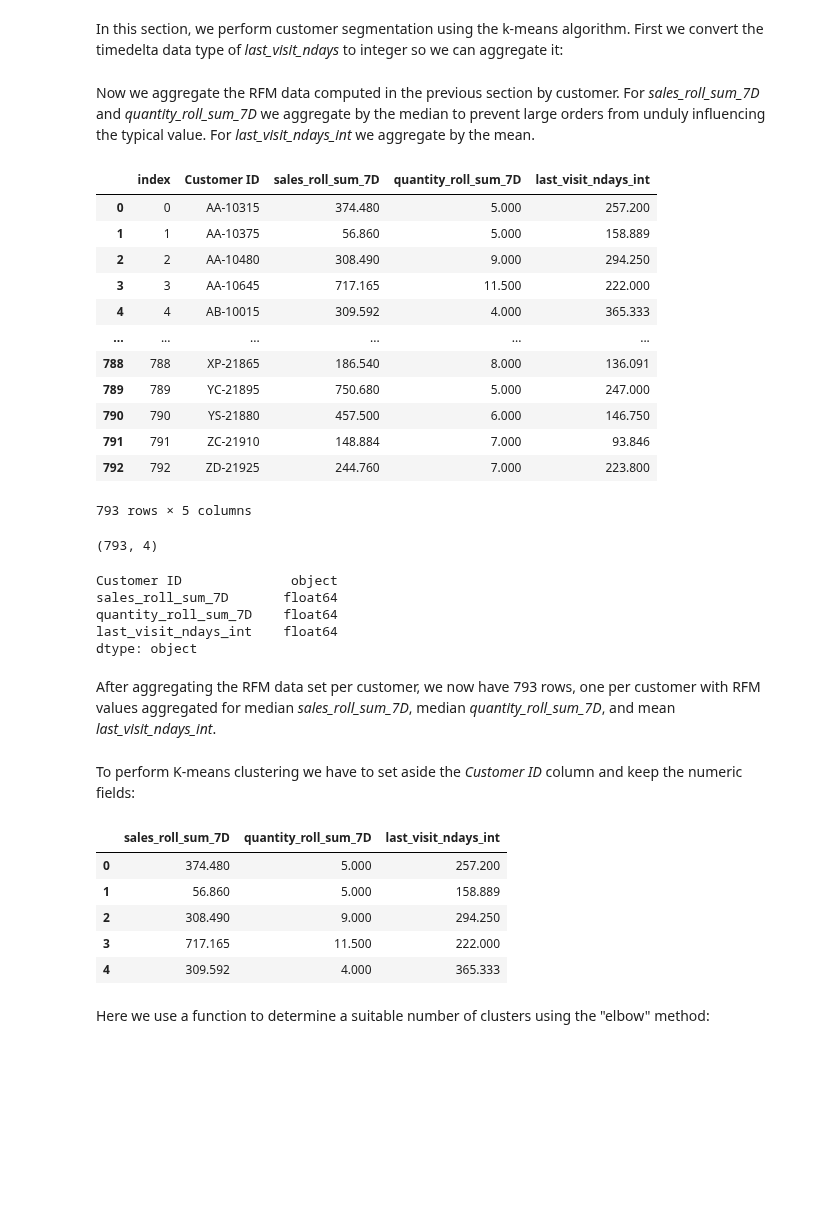
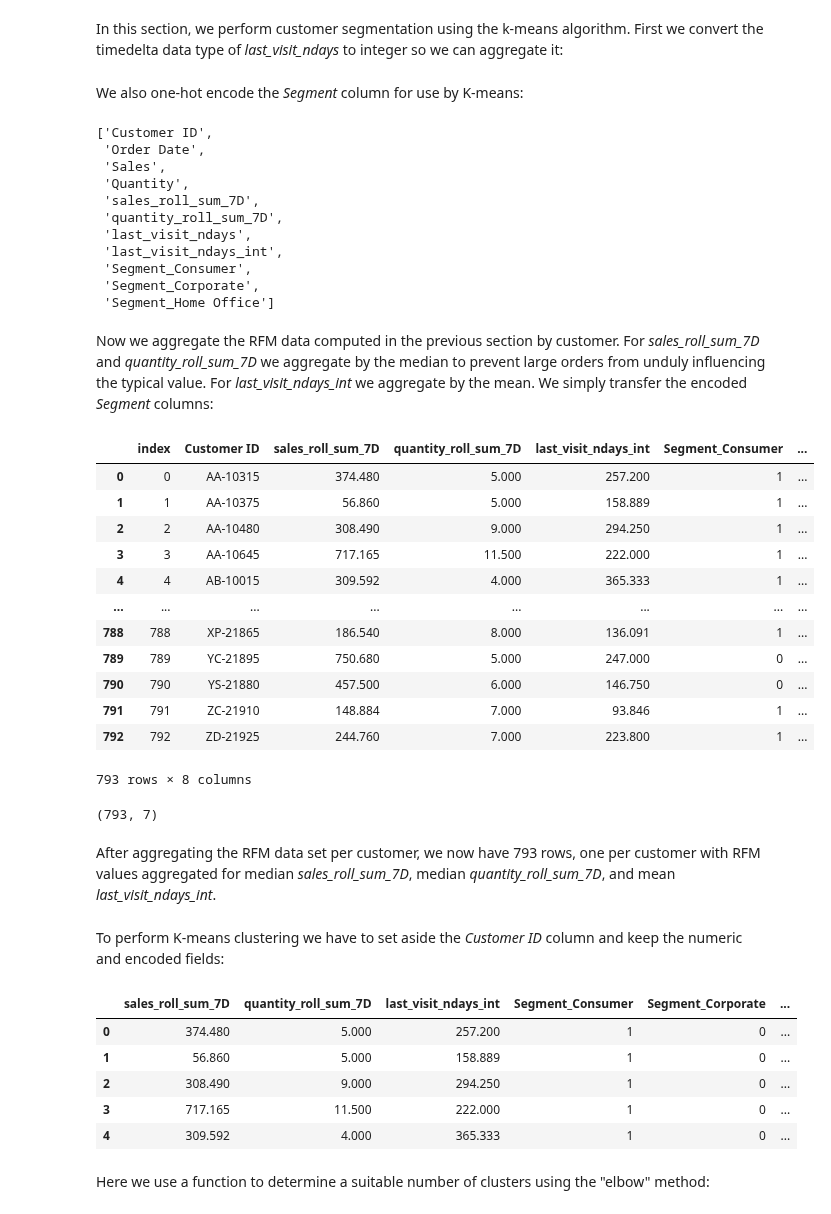
Before and after one commit to pelorenz/data-science-420, a Jupyter notebook: L03-PeterLorenz.ipynb, the cells around one changed output. Drawn from its saved outputs; the diff is of its cells as text; code cells hidden in the pictures; blank space fills up the shorter version.

Commit message:
K-means complete

```diff
--- a/L03-PeterLorenz.ipynb
+++ b/L03-PeterLorenz.ipynb
@@ -139,7 +139,8 @@ Because the transactions in the data set represent transactions rather than dail
 # Aggregate transaction data per customer per day and reset the index
 transaction_agg = transaction_data.groupby(['Customer ID',
                                             'Order Date'], as_index=False).agg({'Sales': 'sum',
-                                                                                'Quantity': 'sum'})
+                                                                                'Quantity': 'sum',
+                                                                                'Segment': 'first'})
 transaction_agg.reset_index()
 
 # Diagnostic output
@@ -211,42 +211,60 @@ In this section, we perform customer segmentation using the k-means algorithm. F
 # %%
 # Convert timedelta to integer for aggregation by mean
 transaction_all['last_visit_ndays_int'] = transaction_all['last_visit_ndays'].dt.days
+# %% [markdown]
+We also one-hot encode the *Segment* column for use by K-means:
+# %%
+# Use pandas to one-hot encode categorical variables as k-1 dummies per column
+transaction_enc = pd.get_dummies(transaction_all, columns=["Segment"])
+
+# List column names
+list(transaction_enc)
+# %% [output]
+['Customer ID',
+ 'Order Date',
+ 'Sales',
+ 'Quantity',
+ 'sales_roll_sum_7D',
+ 'quantity_roll_sum_7D',
+ 'last_visit_ndays',
+ 'last_visit_ndays_int',
+ 'Segment_Consumer',
+ 'Segment_Corporate',
+ 'Segment_Home Office']
 # %% [markdown]
-Now we aggregate the RFM data computed in the previous section by customer. For *sales_roll_sum_7D* and *quantity_roll_sum_7D* we aggregate by the median to prevent large orders from unduly influencing the typical value. For *last_visit_ndays_int* we aggregate by the mean.
+Now we aggregate the RFM data computed in the previous section by customer. For *sales_roll_sum_7D* and *quantity_roll_sum_7D* we aggregate by the median to prevent large orders from unduly influencing the typical value. For *last_visit_ndays_int* we aggregate by the mean. We simply transfer the encoded *Segment* columns:
 # %%
 # Aggregate RFM data per customer and reset the index
-rfm_agg = transaction_all.groupby(['Customer ID'],
+rfm_agg = transaction_enc.groupby(['Customer ID'],
                                   as_index=False).agg({'sales_roll_sum_7D': 'median',
                                                        'quantity_roll_sum_7D': 'median',
-                                                       'last_visit_ndays_int': 'mean'})
+                                                       'last_visit_ndays_int': 'mean',
+                                                       'Segment_Consumer': 'first',
+                                                       'Segment_Corporate': 'first',
+                                                       'Segment_Home Office': 'first'})
 rfm_agg.reset_index()
 
 # Diagnostic output
 rfm_agg.shape
 # %% [output]
-|  | index | Customer ID | sales_roll_sum_7D | quantity_roll_sum_7D | last_visit_ndays_int |
-| 0 | 0 | AA-10315 | 374.480 | 5.000 | 257.200 |
-| 1 | 1 | AA-10375 | 56.860 | 5.000 | 158.889 |
-| 2 | 2 | AA-10480 | 308.490 | 9.000 | 294.250 |
-| 3 | 3 | AA-10645 | 717.165 | 11.500 | 222.000 |
-| 4 | 4 | AB-10015 | 309.592 | 4.000 | 365.333 |
-| ... | ... | ... | ... | ... | ... |
-| 788 | 788 | XP-21865 | 186.540 | 8.000 | 136.091 |
-| 789 | 789 | YC-21895 | 750.680 | 5.000 | 247.000 |
-| 790 | 790 | YS-21880 | 457.500 | 6.000 | 146.750 |
-| 791 | 791 | ZC-21910 | 148.884 | 7.000 | 93.846 |
-| 792 | 792 | ZD-21925 | 244.760 | 7.000 | 223.800 |
+|  | index | Customer ID | sales_roll_sum_7D | quantity_roll_sum_7D | last_visit_ndays_int | Segment_Consumer | ... |
+| 0 | 0 | AA-10315 | 374.480 | 5.000 | 257.200 | 1 | ... |
+| 1 | 1 | AA-10375 | 56.860 | 5.000 | 158.889 | 1 | ... |
+| 2 | 2 | AA-10480 | 308.490 | 9.000 | 294.250 | 1 | ... |
+| 3 | 3 | AA-10645 | 717.165 | 11.500 | 222.000 | 1 | ... |
+| 4 | 4 | AB-10015 | 309.592 | 4.000 | 365.333 | 1 | ... |
+| ... | ... | ... | ... | ... | ... | ... | ... |
+| 788 | 788 | XP-21865 | 186.540 | 8.000 | 136.091 | 1 | ... |
+| 789 | 789 | YC-21895 | 750.680 | 5.000 | 247.000 | 0 | ... |
+| 790 | 790 | YS-21880 | 457.500 | 6.000 | 146.750 | 0 | ... |
+| 791 | 791 | ZC-21910 | 148.884 | 7.000 | 93.846 | 1 | ... |
+| 792 | 792 | ZD-21925 | 244.760 | 7.000 | 223.800 | 1 | ... |
-793 rows × 5 columns
+793 rows × 8 columns
-(793, 4)
+(793, 7)
-Customer ID              object
-sales_roll_sum_7D       float64
-quantity_roll_sum_7D    float64
-last_visit_ndays_int    float64
-dtype: object
 # %% [markdown]
 After aggregating the RFM data set per customer, we now have 793 rows, one per customer with RFM values aggregated for median *sales_roll_sum_7D*, median *quantity_roll_sum_7D*, and mean *last_visit_ndays_int*.
 # %% [markdown]
-To perform K-means clustering we have to set aside the *Customer ID* column and keep the numeric fields:
+To perform K-means clustering we have to set aside the *Customer ID* column and keep the numeric and encoded fields:
 # %%
 # Set aside customer ID's in an array
 customer_ids = np.array(rfm_agg['Customer ID'].values)
@@ -257,12 +275,12 @@ rfm_agg = rfm_agg.drop(['Customer ID'], axis=1)
 # Display updated data set
 rfm_agg.head()
 # %% [output]
-|  | sales_roll_sum_7D | quantity_roll_sum_7D | last_visit_ndays_int |
-| 0 | 374.480 | 5.000 | 257.200 |
-| 1 | 56.860 | 5.000 | 158.889 |
-| 2 | 308.490 | 9.000 | 294.250 |
-| 3 | 717.165 | 11.500 | 222.000 |
-| 4 | 309.592 | 4.000 | 365.333 |
+|  | sales_roll_sum_7D | quantity_roll_sum_7D | last_visit_ndays_int | Segment_Consumer | Segment_Corporate | ... |
+| 0 | 374.480 | 5.000 | 257.200 | 1 | 0 | ... |
+| 1 | 56.860 | 5.000 | 158.889 | 1 | 0 | ... |
+| 2 | 308.490 | 9.000 | 294.250 | 1 | 0 | ... |
+| 3 | 717.165 | 11.500 | 222.000 | 1 | 0 | ... |
+| 4 | 309.592 | 4.000 | 365.333 | 1 | 0 | ... |
 # %% [markdown]
 Here we use a function to determine a suitable number of clusters using the "elbow" method:
 # %%
```
Also changed, not shown: parts of 12 cells of this notebook.
